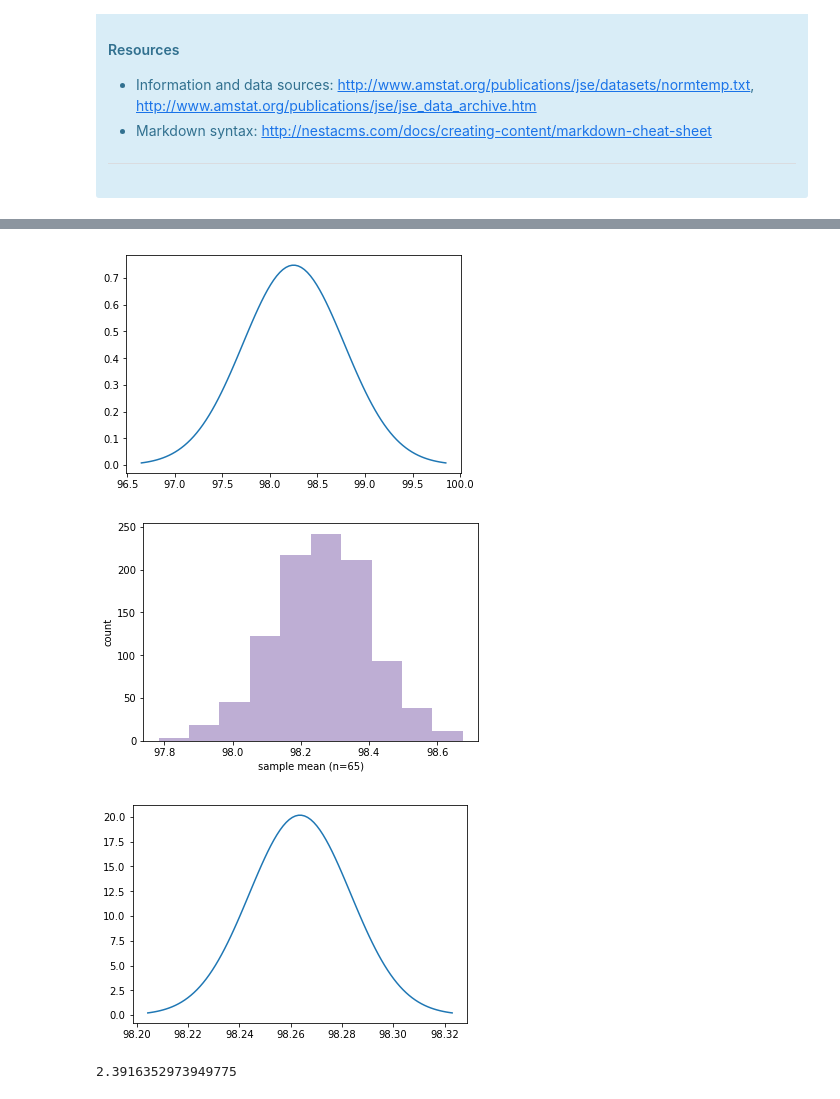
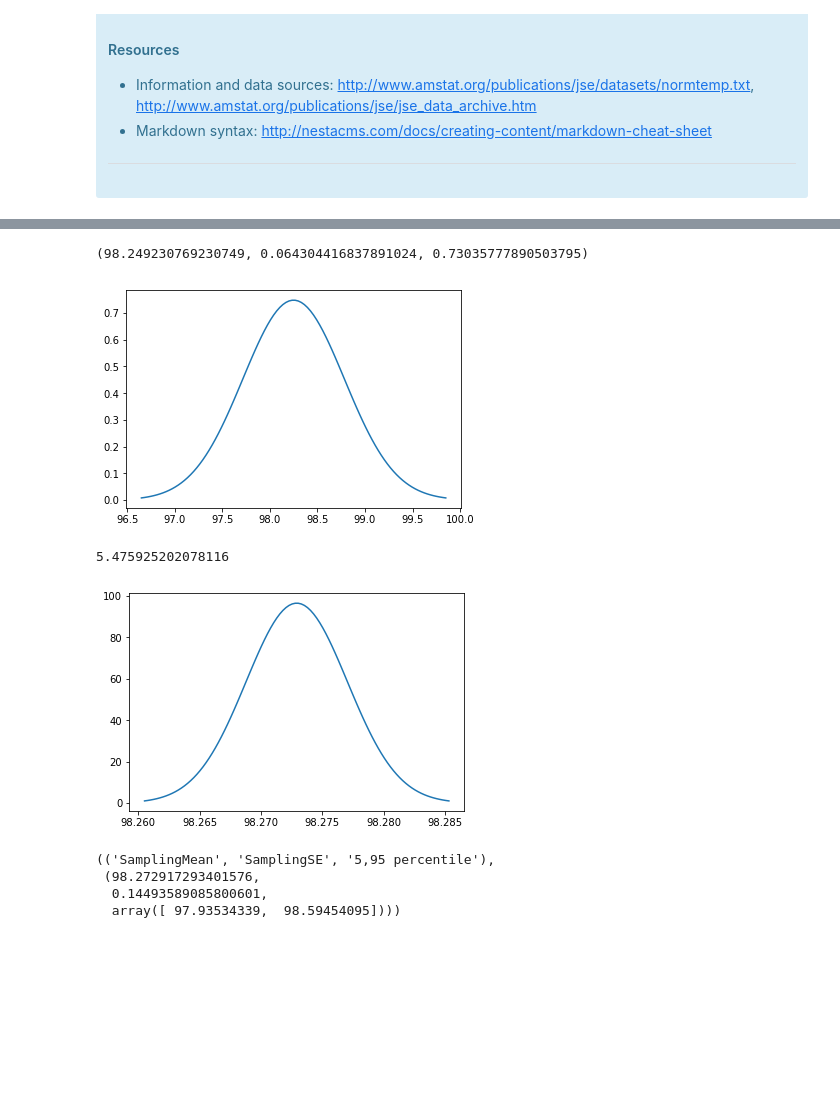
Before and after one commit to satishkvemula/springboard-datascience, a Jupyter notebook: ExploratoryDataAnalysis/human_temp/sliderule_dsi_inferential_statistics_exercise_1.ipynb, the cells around one changed output, grey strips where cells are left out. Cells and saved outputs as stored; diff of their text form; code cells hidden in the pictures; blank space fills up the shorter version.

```diff
--- a/ExploratoryDataAnalysis/human_temp/sliderule_dsi_inferential_statistics_exercise_1.ipynb
+++ b/ExploratoryDataAnalysis/human_temp/sliderule_dsi_inferential_statistics_exercise_1.ipynb
@@ -130,72 +147,75 @@ Male HeartRate normal test NormaltestResult(statistic=0.24394089623065685, pvalu
+# %%
+
+temps = df['temperature'].values
+np.mean(temps), scipy.stats.sem(temps), numpy.std(df['temperature'].values, axis=0)
+# %% [output]
+(98.249230769230749, 0.064304416837891024, 0.73035777890503795)
 # %%
-%matplotlib inline
-import matplotlib.pyplot as plt
+# %matplotlib inline
+# import matplotlib.pyplot as plt
 
-import numpy as np
-import matplotlib.mlab as mlab
-import math
-# df['temperature'].hist()
-# femaleData['temperature'].hist()
-# maleData['temperature'].hist()
+# import numpy as np
+# import matplotlib.mlab as mlab
+# import math
+# # df['temperature'].hist()
+# # femaleData['temperature'].hist()
+# # maleData['temperature'].hist()
 
-import numpy
+# import numpy
 
-# print('Mean , SD ', df['temperature'].mean(), numpy.std(df['temperature'], axis=0))
-# print('Female Mean, SD ', femaleData['temperature'].mean(), numpy.std(femaleData['temperature'], axis=0))
-# print('Male Mean, SD ', maleData['temperature'].mean(), numpy.std(maleData['temperature'], axis=0))
-
-mu = df['temperature'].mean()
-std=numpy.std(df['temperature'], axis=0)
-sigma = std * std
-x = np.linspace(mu-3*sigma,mu+3*sigma, 100)
-plt.plot(x,mlab.normpdf(x, mu, sigma))
+# mu = df['temperature'].mean()
+# std=numpy.std(df['temperature'], axis=0)
+# sigma = std * std
+# x = np.linspace(mu-3*sigma,mu+3*sigma, 100)
+# plt.plot(x,mlab.normpdf(x, mu, sigma))
 
 
-# plt.plot(x, scipy.stats.norm(loc = mu, scale=std))
+# # plt.plot(x, scipy.stats.norm(loc = mu, scale=std))
 
+# stdAdjustedToSample = std/(math.sqrt(130))
 
-plt.show()
+# plt.show()
+
+# zScoreOf986 = (98.6 - mu)/stdAdjustedToSample
+# zScoreOf986
 # %% [output]
 [figure]
+5.475925202078116
 # %%
 
 def make_sample(n=50):
     sampleOfSample = scipy.stats.norm(df['temperature'].values)
     sampleRV=sampleOfSample.rvs(random_state=1234)
 #     print(df['temperature'].values.size, sampleRV.size, n)
     sample =numpy.random.choice(sampleRV, size=n)
     return sample
 
 def sample_stat(sample):
     return sample.mean()
 
 def compute_sample_statistics(n=50, iters=1000):
     stats = [sample_stat(make_sample(n)) for i in range(iters)]
     return numpy.array(stats)
 
 sample_means = compute_sample_statistics(n=65, iters=1000)
-pyplot.hist(sample_means, color='#beaed4')
-pyplot.xlabel('sample mean (n=65)')
-pyplot.ylabel('count')
+# pyplot.hist(sample_means, color='#beaed4')
+# pyplot.xlabel('sample mean (n=65)')
+# pyplot.ylabel('count')
+# plt.show()
 
-plt.show()
-('SamplingMean', 'SamplingSE', '5,95 percentile'), (sample_means.mean(), sample_means.std(), numpy.percentile(sample_means, [1, 99]))
-# Your work here.
 
 mu = sample_means.mean()
-std=sample_means.std()
-sigma = std * std
+se=scipy.stats.sem(temps)
+sigma = se * se
 x = np.linspace(mu-3*sigma,mu+3*sigma, 100)
 plt.plot(x,mlab.normpdf(x, mu, sigma))
 
 plt.show()
+
+('SamplingMean', 'SamplingSE', '5,95 percentile'), (sample_means.mean(), sample_means.std(), numpy.percentile(sample_means, [1, 99]))
 # %% [output]
-[figure, old version]
+[figure, new version]
-[figure, removed]
+(('SamplingMean', 'SamplingSE', '5,95 percentile'),
+ (98.272917293401576,
+  0.14493589085800601,
+  array([ 97.93534339,  98.59454095])))
-# %%
-zScoreOf986 = (98.6 - mu)/std
-zScoreOf986
-
-# 98.6 is 2.39 standard deviations away from the mean
-# %% [output]
-2.3916352973949775
```
Also changed, not shown: parts of 3 cells of this notebook, 51 other files.
